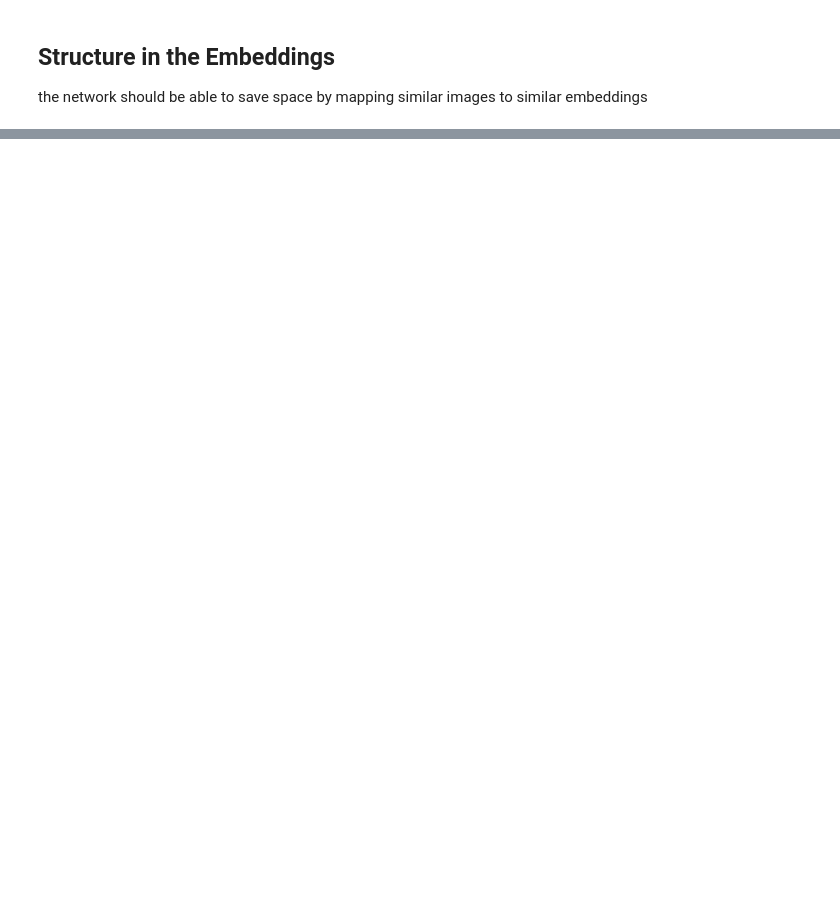
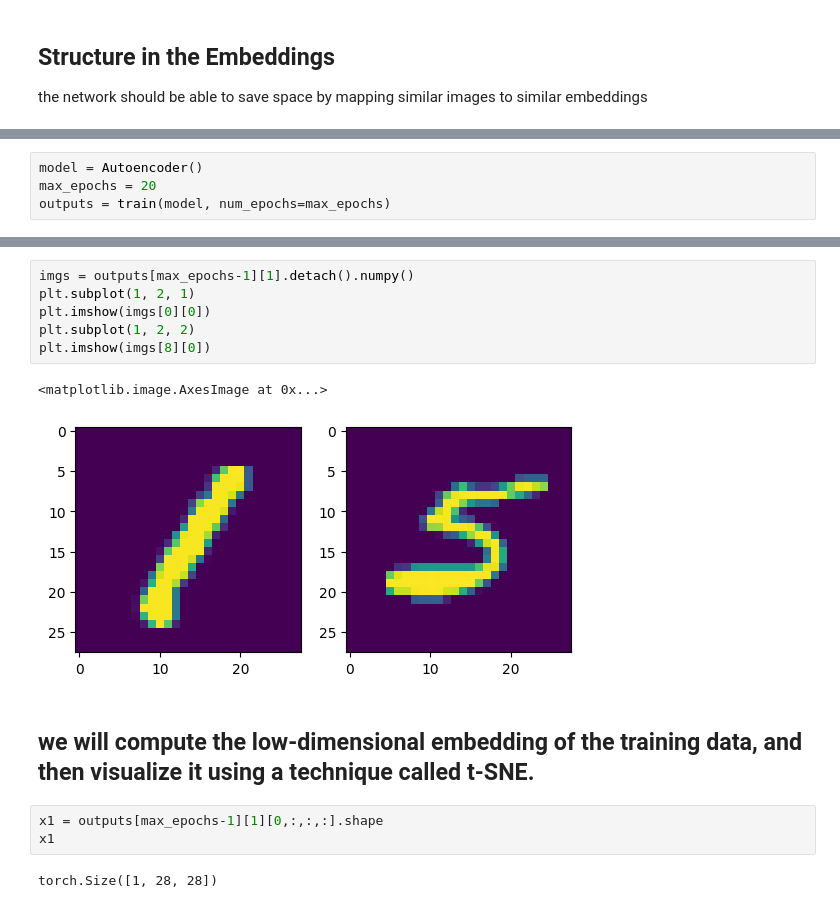
Before and after one commit to 123ned123/APS360, a Jupyter notebook: Tuts/tut4/Tut_4_Autoencoder.ipynb, the cells around one changed output, grey strips where cells are left out. Cells and saved outputs as stored; diff of their text form; blank space fills up the shorter version.

```diff
--- a/Tuts/tut4/Tut_4_Autoencoder.ipynb
+++ b/Tuts/tut4/Tut_4_Autoencoder.ipynb
@@ -718,0 +717,4 @@ class AutoEncoder(nn.Module):
+# %%
+model = Autoencoder()
+max_epochs = 20
+outputs = train(model, num_epochs=max_epochs)
@@ -718,0 +742,16 @@ class AutoEncoder(nn.Module):
+# %%
+imgs = outputs[max_epochs-1][1].detach().numpy()
+plt.subplot(1, 2, 1)
+plt.imshow(imgs[0][0])
+plt.subplot(1, 2, 2)
+plt.imshow(imgs[8][0])
+# %% [output]
+<matplotlib.image.AxesImage at 0x...>
+[figure, added]
+# %% [markdown]
+## we will compute the __low-dimensional embedding__ of the training data, and then visualize it using a technique called __t-SNE__.
+# %%
+x1 = outputs[max_epochs-1][1][0,:,:,:].shape
+x1
+# %% [output]
+torch.Size([1, 28, 28])
```
Also changed, not shown: parts of 25 cells of this notebook.
